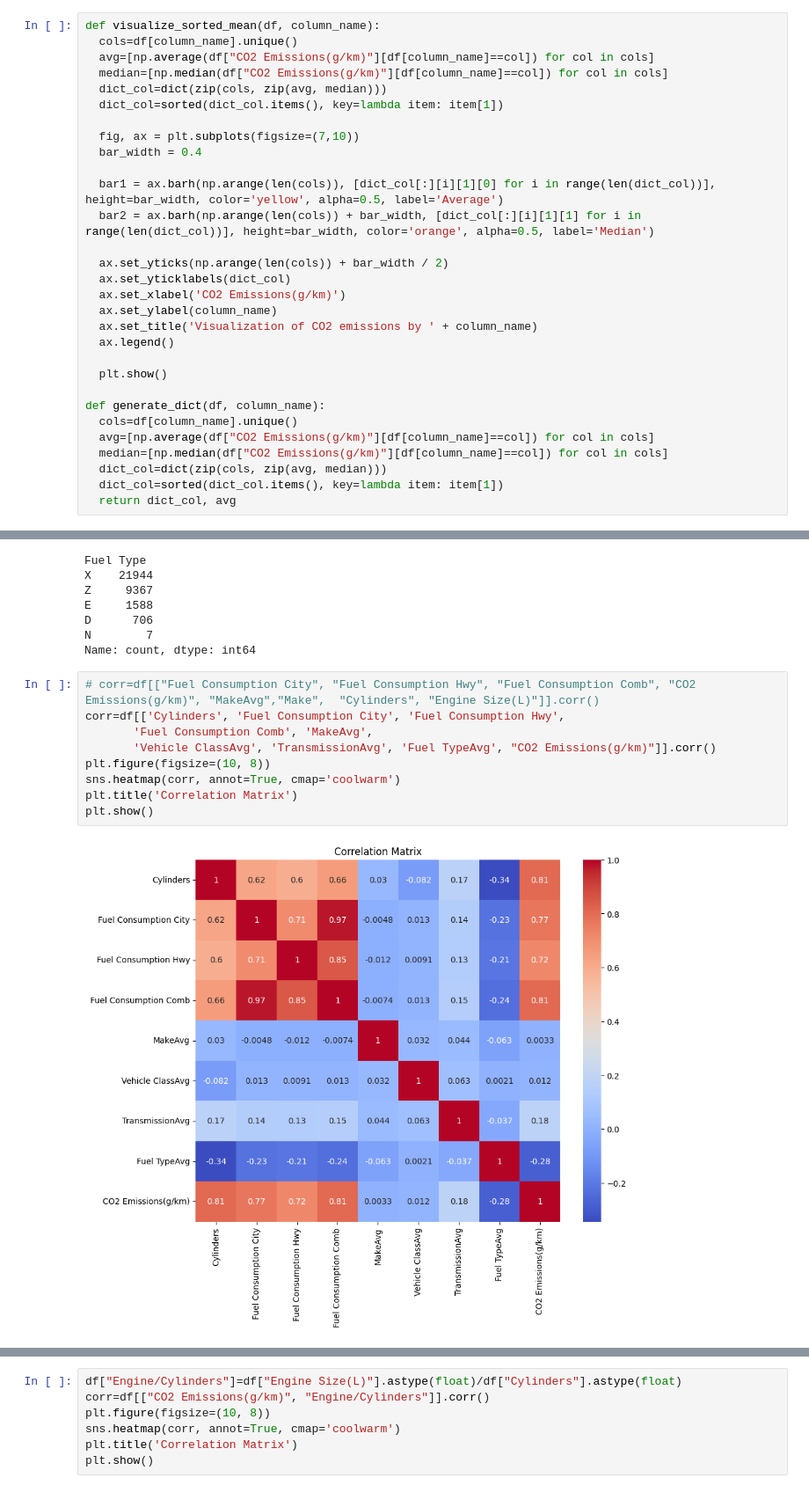
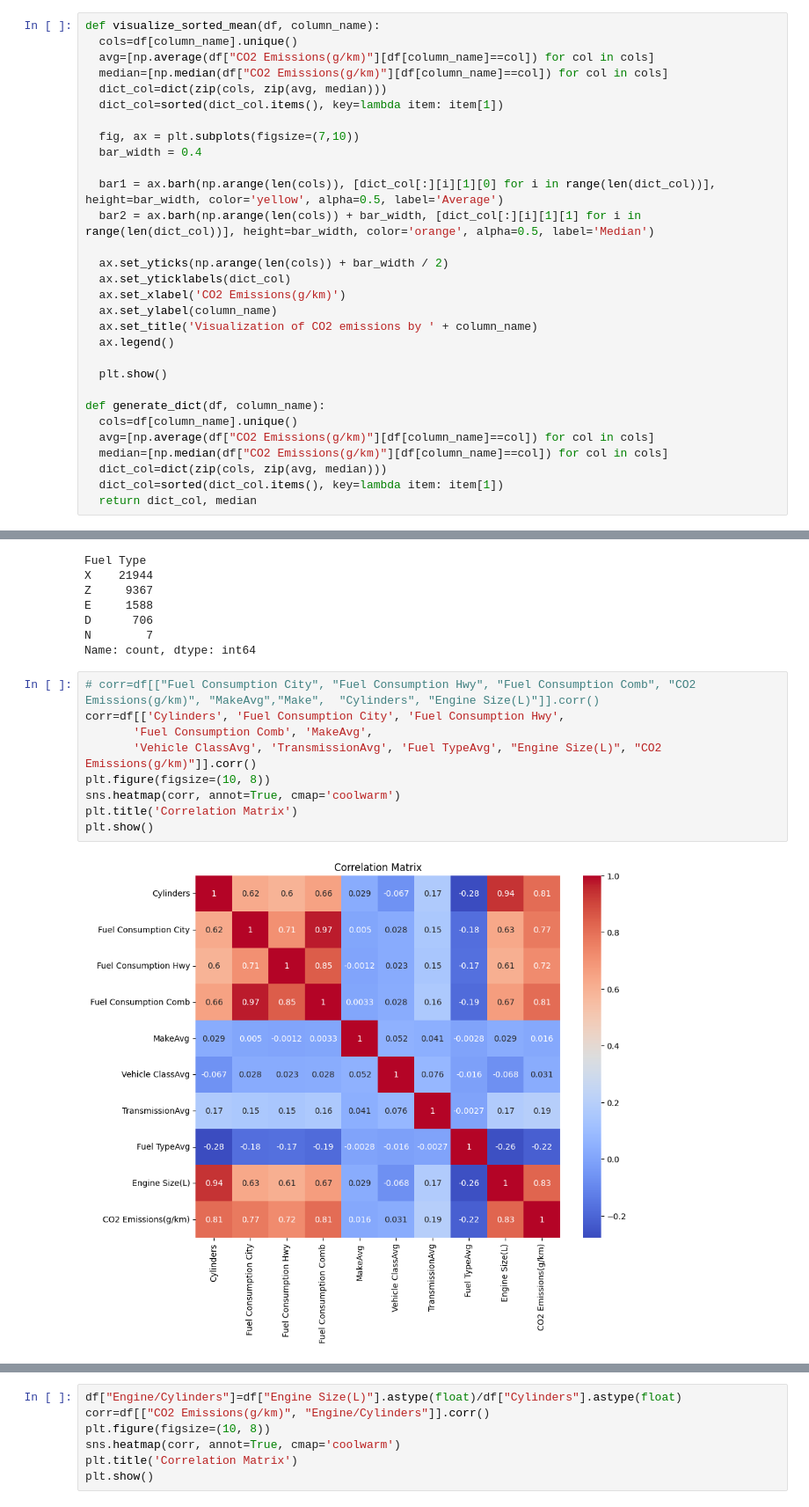
Before and after one commit to cenz19/DataSlayer1.0, a Jupyter notebook: 01. EDA.ipynb, the cells around one changed output, grey strips where cells are left out. Shown at 88% size. Saved outputs shown, nothing was run; the diff lists cells and outputs as text.

```diff
--- a/01. EDA.ipynb
+++ b/01. EDA.ipynb
@@ -364,7 +356,7 @@ def generate_dict(df, column_name):
   median=[np.median(df["CO2 Emissions(g/km)"][df[column_name]==col]) for col in cols]
   dict_col=dict(zip(cols, zip(avg, median)))
   dict_col=sorted(dict_col.items(), key=lambda item: item[1])
-  return dict_col, avg
+  return dict_col, median
 # %%
 visualize_sorted_mean(df, "Make")
 # %% [output]
@@ -447,11 +440,11 @@ Name: count, dtype: int64
 # %%
 # corr=df[["Fuel Consumption City", "Fuel Consumption Hwy", "Fuel Consumption Comb", "CO2 Emissions(g/km)", "MakeAvg","Make",  "Cylinders", "Engine Size(L)"]].corr()
 corr=df[['Cylinders', 'Fuel Consumption City', 'Fuel Consumption Hwy',
        'Fuel Consumption Comb', 'MakeAvg',
-       'Vehicle ClassAvg', 'TransmissionAvg', 'Fuel TypeAvg', "CO2 Emissions(g/km)"]].corr()
+       'Vehicle ClassAvg', 'TransmissionAvg', 'Fuel TypeAvg', "Engine Size(L)", "CO2 Emissions(g/km)"]].corr()
 plt.figure(figsize=(10, 8))
 sns.heatmap(corr, annot=True, cmap='coolwarm')
 plt.title('Correlation Matrix')
 plt.show()
 # %% [output]
-[figure, old version]
+[figure, new version]
```
Also changed, not shown: parts of 14 cells of this notebook, 1 other file.
